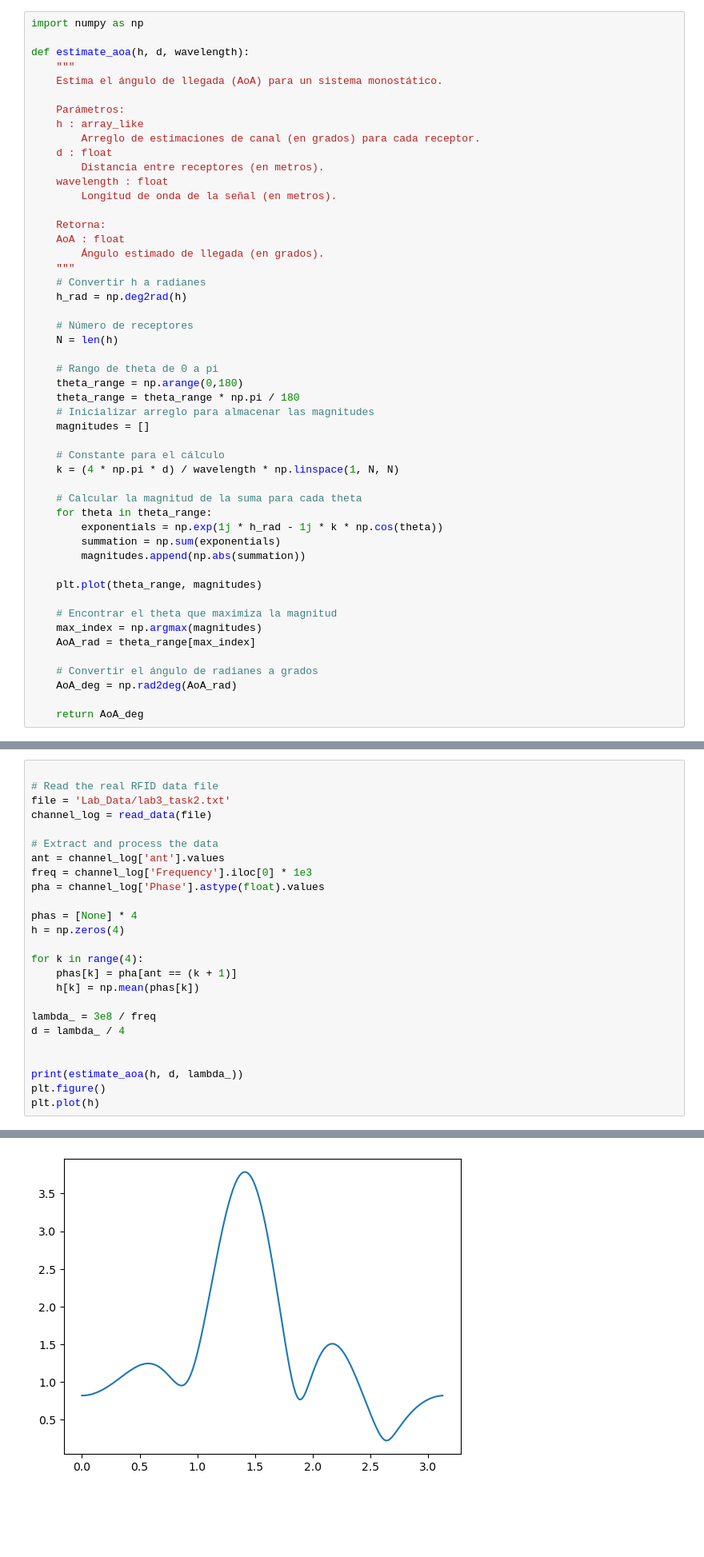
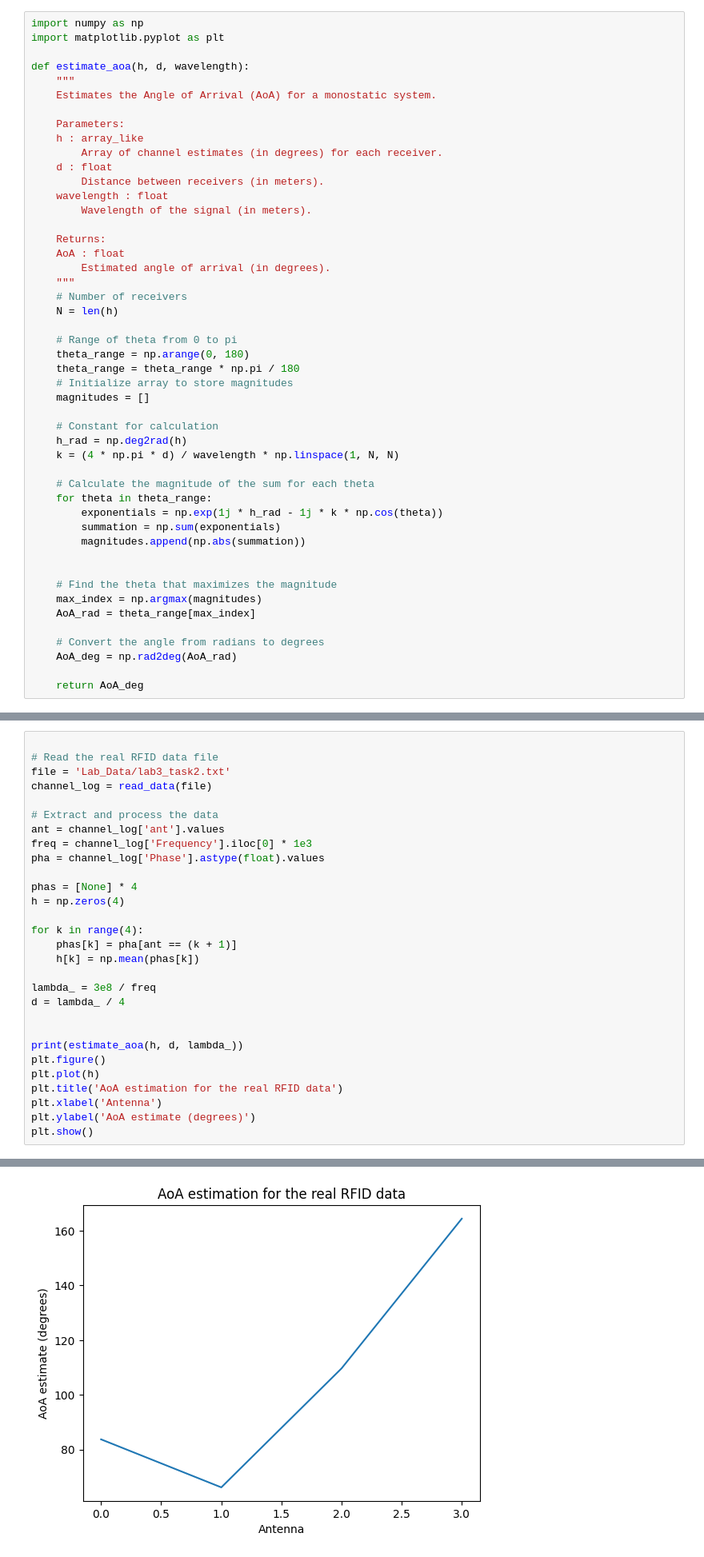
Before and after one commit to sjfenarg/LAB3_RFID, a Jupyter notebook: task_2.ipynb, the cells around one changed output, grey strips where cells are left out. Shown: that part at 80% size. Cells and saved outputs as stored; diff of their text form; blank space fills up the shorter version.

```diff
--- a/task_2.ipynb
+++ b/task_2.ipynb
@@ -18,51 +18,49 @@ However, since RFID tags reflect signals, the above formula needs to be modified
 Next, you must implement the function `estimate_aoa` to estimate the AoA given the channel measurements hi, based on the modified formula. The `estimate_aoa` function should return AoA values in the resolution of 1 degree. This function will be evaluated on two data sets, simulated data and real data from RFID hardware.
 # %%
 import numpy as np
+import matplotlib.pyplot as plt
 
 def estimate_aoa(h, d, wavelength):
     """
-    Estima el ángulo de llegada (AoA) para un sistema monostático.
+    Estimates the Angle of Arrival (AoA) for a monostatic system.
 
-    Parámetros:
+    Parameters:
     h : array_like
-        Arreglo de estimaciones de canal (en grados) para cada receptor.
+        Array of channel estimates (in degrees) for each receiver.
     d : float
-        Distancia entre receptores (en metros).
+        Distance between receivers (in meters).
     wavelength : float
-        Longitud de onda de la señal (en metros).
+        Wavelength of the signal (in meters).
 
-    Retorna:
+    Returns:
     AoA : float
-        Ángulo estimado de llegada (en grados).
+        Estimated angle of arrival (in degrees).
     """
-    # Convertir h a radianes
-    h_rad = np.deg2rad(h)
-
-    # Número de receptores
+    # Number of receivers
     N = len(h)
 
-    # Rango de theta de 0 a pi
-    theta_range = np.arange(0,180)
+    # Range of theta from 0 to pi
+    theta_range = np.arange(0, 180)
     theta_range = theta_range * np.pi / 180
-    # Inicializar arreglo para almacenar las magnitudes
+    # Initialize array to store magnitudes
     magnitudes = []
 
-    # Constante para el cálculo
+    # Constant for calculation
+    h_rad = np.deg2rad(h)
     k = (4 * np.pi * d) / wavelength * np.linspace(1, N, N)
 
-    # Calcular la magnitud de la suma para cada theta
+    # Calculate the magnitude of the sum for each theta
     for theta in theta_range:
         exponentials = np.exp(1j * h_rad - 1j * k * np.cos(theta))
         summation = np.sum(exponentials)
         magnitudes.append(np.abs(summation))
 
-    plt.plot(theta_range, magnitudes)
 
-    # Encontrar el theta que maximiza la magnitud
+    # Find the theta that maximizes the magnitude
     max_index = np.argmax(magnitudes)
     AoA_rad = theta_range[max_index]
 
-    # Convertir el ángulo de radianes a grados
+    # Convert the angle from radians to degrees
     AoA_deg = np.rad2deg(AoA_rad)
 
     return AoA_deg
@@ -148,5 +145,9 @@ d = lambda_ / 4
 print(estimate_aoa(h, d, lambda_))
 plt.figure()
 plt.plot(h)
+plt.title('AoA estimation for the real RFID data')
+plt.xlabel('Antenna')
+plt.ylabel('AoA estimate (degrees)')
+plt.show()
 # %% [output]
 81.0
@@ -154 +154 @@ plt.plot(h)
-[figure, old version]
+[figure, new version]
```
Also changed, not shown: parts of 3 cells of this notebook.
